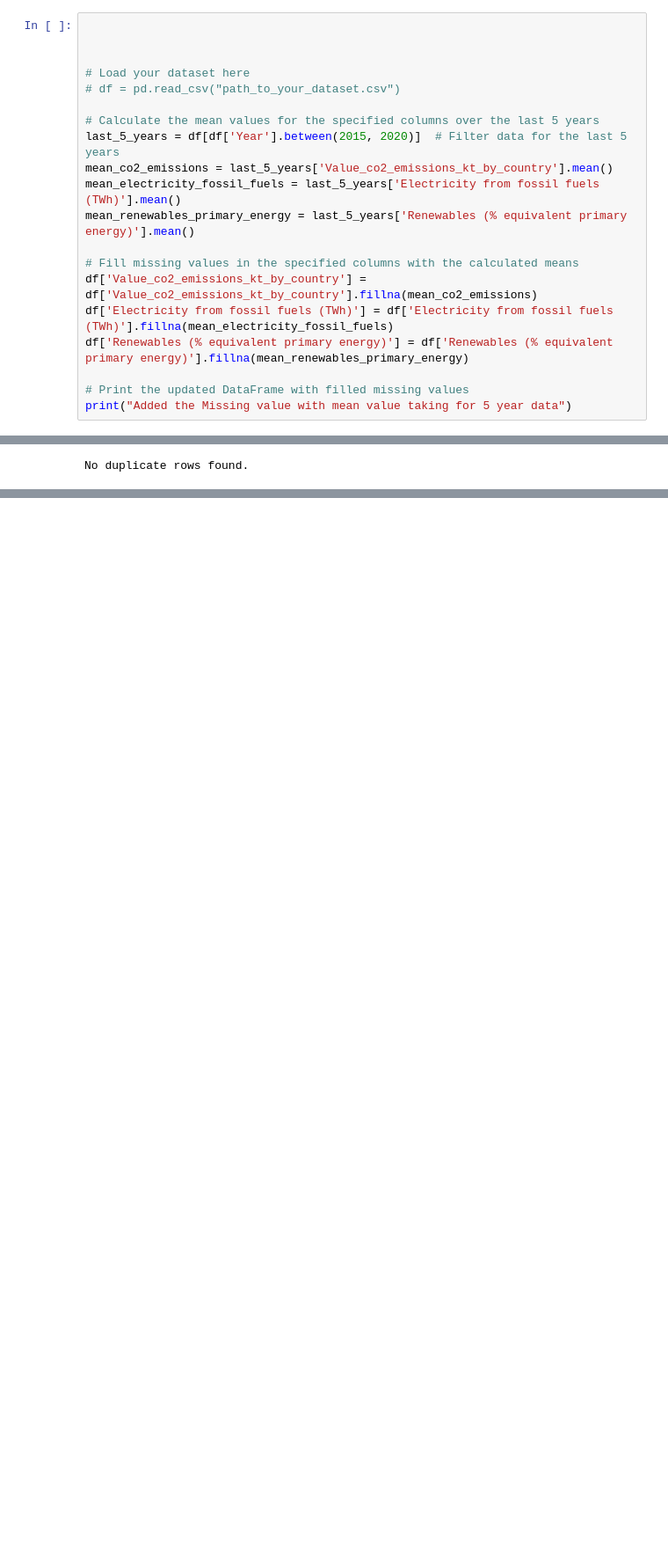
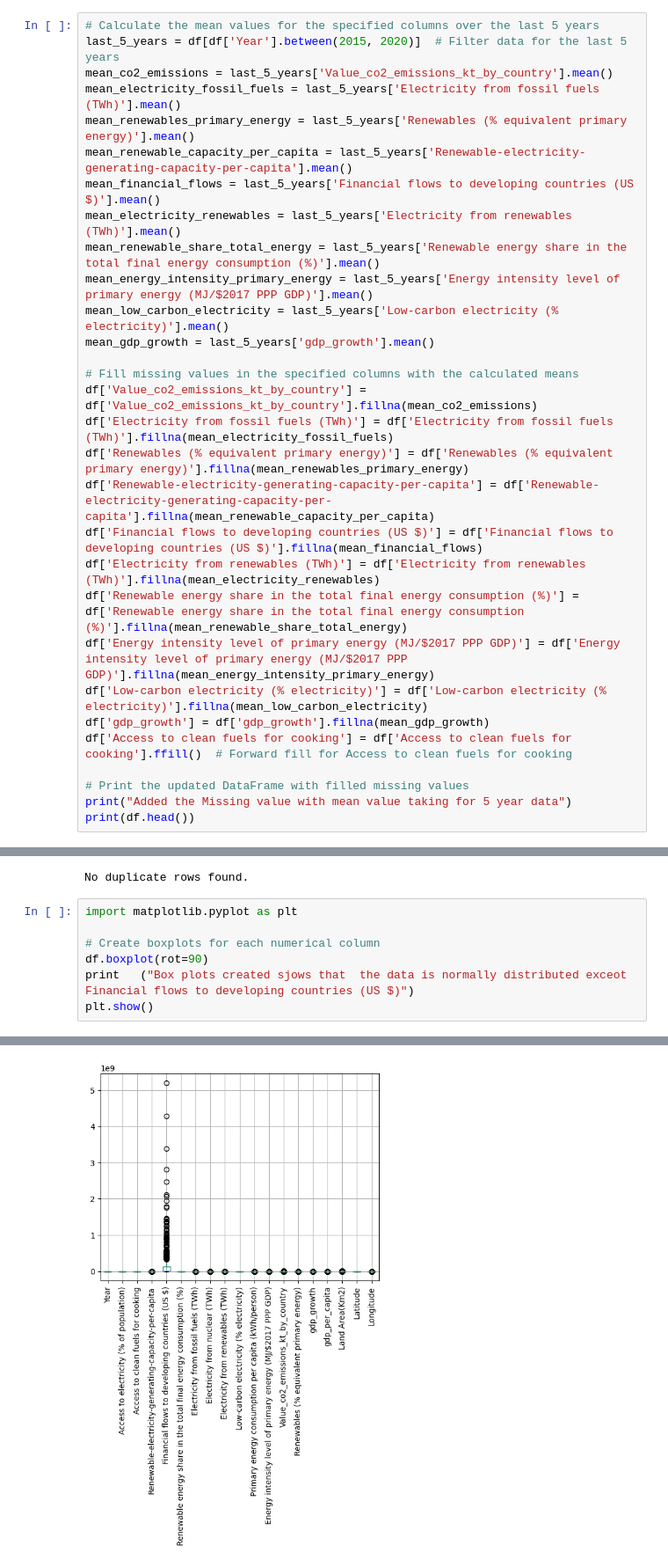
Before and after one commit to Annas-khan424/Data-visualisation, a Jupyter notebook: main.ipynb, the cells around one changed output, grey strips where cells are left out. Shown at 88% size. Cells and saved outputs as stored; diff of their text form; blank space fills up the shorter version.

```diff
--- a/main.ipynb
+++ b/main.ipynb
@@ -145,23 +159,33 @@ gdp_growth                                               16
 dtype: int64
 # %%
-
-
-
-# Load your dataset here
-# df = pd.read_csv("path_to_your_dataset.csv")
-
 # Calculate the mean values for the specified columns over the last 5 years
 last_5_years = df[df['Year'].between(2015, 2020)]  # Filter data for the last 5 years
 mean_co2_emissions = last_5_years['Value_co2_emissions_kt_by_country'].mean()
 mean_electricity_fossil_fuels = last_5_years['Electricity from fossil fuels (TWh)'].mean()
 mean_renewables_primary_energy = last_5_years['Renewables (% equivalent primary energy)'].mean()
+mean_renewable_capacity_per_capita = last_5_years['Renewable-electricity-generating-capacity-per-capita'].mean()
+mean_financial_flows = last_5_years['Financial flows to developing countries (US $)'].mean()
+mean_electricity_renewables = last_5_years['Electricity from renewables (TWh)'].mean()
+mean_renewable_share_total_energy = last_5_years['Renewable energy share in the total final energy consumption (%)'].mean()
+mean_energy_intensity_primary_energy = last_5_years['Energy intensity level of primary energy (MJ/$2017 PPP GDP)'].mean()
+mean_low_carbon_electricity = last_5_years['Low-carbon electricity (% electricity)'].mean()
+mean_gdp_growth = last_5_years['gdp_growth'].mean()
 
 # Fill missing values in the specified columns with the calculated means
 df['Value_co2_emissions_kt_by_country'] = df['Value_co2_emissions_kt_by_country'].fillna(mean_co2_emissions)
 df['Electricity from fossil fuels (TWh)'] = df['Electricity from fossil fuels (TWh)'].fillna(mean_electricity_fossil_fuels)
 df['Renewables (% equivalent primary energy)'] = df['Renewables (% equivalent primary energy)'].fillna(mean_renewables_primary_energy)
+df['Renewable-electricity-generating-capacity-per-capita'] = df['Renewable-electricity-generating-capacity-per-capita'].fillna(mean_renewable_capacity_per_capita)
+df['Financial flows to developing countries (US $)'] = df['Financial flows to developing countries (US $)'].fillna(mean_financial_flows)
+df['Electricity from renewables (TWh)'] = df['Electricity from renewables (TWh)'].fillna(mean_electricity_renewables)
+df['Renewable energy share in the total final energy consumption (%)'] = df['Renewable energy share in the total final energy consumption (%)'].fillna(mean_renewable_share_total_energy)
+df['Energy intensity level of primary energy (MJ/$2017 PPP GDP)'] = df['Energy intensity level of primary energy (MJ/$2017 PPP GDP)'].fillna(mean_energy_intensity_primary_energy)
+df['Low-carbon electricity (% electricity)'] = df['Low-carbon electricity (% electricity)'].fillna(mean_low_carbon_electricity)
+df['gdp_growth'] = df['gdp_growth'].fillna(mean_gdp_growth)
+df['Access to clean fuels for cooking'] = df['Access to clean fuels for cooking'].ffill()  # Forward fill for Access to clean fuels for cooking
 
 # Print the updated DataFrame with filled missing values
 print("Added the Missing value with mean value taking for 5 year data")
+print(df.head())
 # %% [output]
 Added the Missing value with mean value taking for 5 year data
@@ -198,3 +266,11 @@ else:
     print("No duplicate rows found.")
 # %% [output]
 No duplicate rows found.
+# %%
+import matplotlib.pyplot as plt
+
+# Create boxplots for each numerical column
+df.boxplot(rot=90)
+print   ("Box plots created sjows that  the data is normally distributed exceot Financial flows to developing countries (US $)")
+plt.show()
+# %% [output]
@@ -200,0 +278 @@ No duplicate rows found.
+[figure, added]
```
Also changed, not shown: parts of 18 cells of this notebook.
